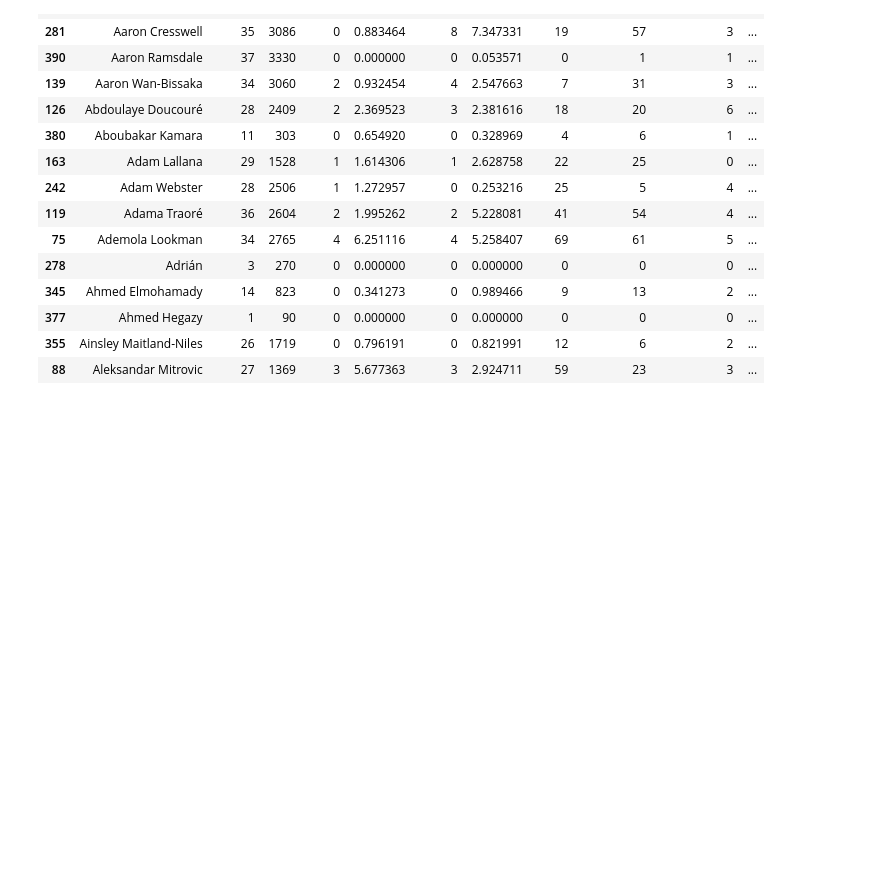
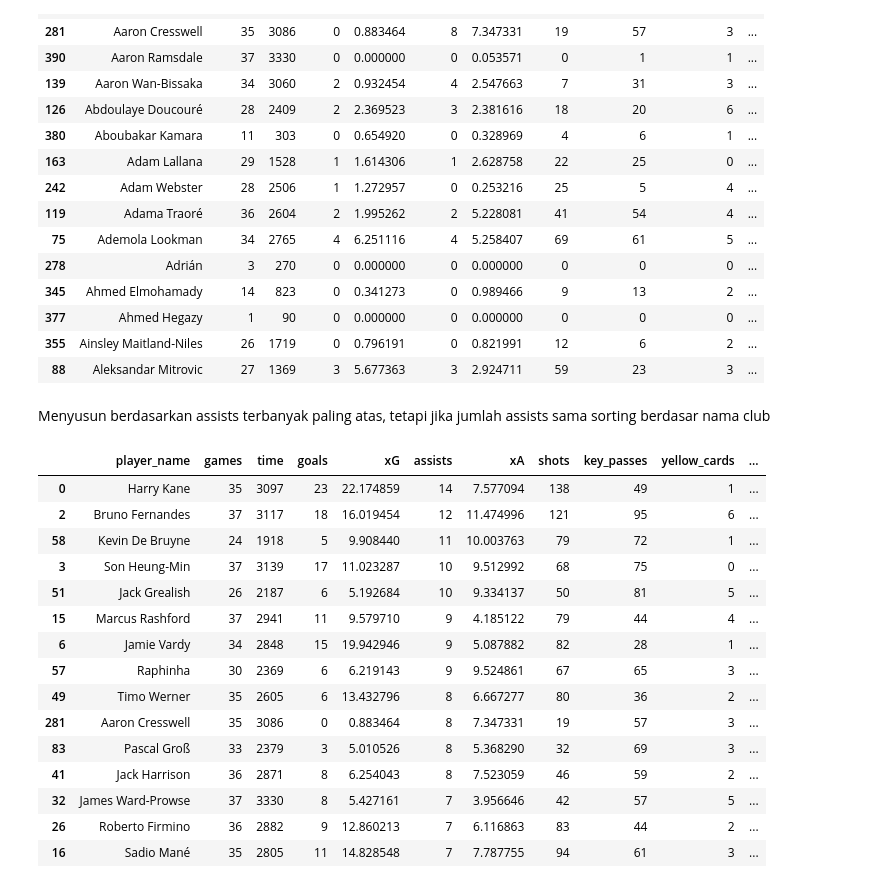
Before and after one commit to noviawahyu/Metodologi-Data-Science, a Jupyter notebook: Pertemuan 5/Data_Gathering.ipynb, the cells around one changed output. Drawn from its saved outputs; the diff is of its cells as text; code cells hidden in the pictures; blank space fills up the shorter version.

```diff
--- a/Pertemuan 5/Data_Gathering.ipynb
+++ b/Pertemuan 5/Data_Gathering.ipynb
@@ -183,3 +207,25 @@ df_rapi.head(15)
 | 377 | Ahmed Hegazy | 1 | 90 | 0 | 0.000000 | 0 | 0.000000 | 0 | 0 | 0 | ... |
 | 355 | Ainsley Maitland-Niles | 26 | 1719 | 0 | 0.796191 | 0 | 0.821991 | 12 | 6 | 2 | ... |
 | 88 | Aleksandar Mitrovic | 27 | 1369 | 3 | 5.677363 | 3 | 2.924711 | 59 | 23 | 3 | ... |
+# %% [markdown]
+Menyusun berdasarkan assists terbanyak paling atas, tetapi jika jumlah assists sama sorting berdasar nama club
+# %%
+df_rapi = df_tanpaid.sort_values(by="assists", ascending=False)
+df_rapi.head(15)
+# %% [output]
+|  | player_name | games | time | goals | xG | assists | xA | shots | key_passes | yellow_cards | ... |
+| 0 | Harry Kane | 35 | 3097 | 23 | 22.174859 | 14 | 7.577094 | 138 | 49 | 1 | ... |
+| 2 | Bruno Fernandes | 37 | 3117 | 18 | 16.019454 | 12 | 11.474996 | 121 | 95 | 6 | ... |
+| 58 | Kevin De Bruyne | 24 | 1918 | 5 | 9.908440 | 11 | 10.003763 | 79 | 72 | 1 | ... |
+| 3 | Son Heung-Min | 37 | 3139 | 17 | 11.023287 | 10 | 9.512992 | 68 | 75 | 0 | ... |
+| 51 | Jack Grealish | 26 | 2187 | 6 | 5.192684 | 10 | 9.334137 | 50 | 81 | 5 | ... |
+| 15 | Marcus Rashford | 37 | 2941 | 11 | 9.579710 | 9 | 4.185122 | 79 | 44 | 4 | ... |
+| 6 | Jamie Vardy | 34 | 2848 | 15 | 19.942946 | 9 | 5.087882 | 82 | 28 | 1 | ... |
+| 57 | Raphinha | 30 | 2369 | 6 | 6.219143 | 9 | 9.524861 | 67 | 65 | 3 | ... |
+| 49 | Timo Werner | 35 | 2605 | 6 | 13.432796 | 8 | 6.667277 | 80 | 36 | 2 | ... |
+| 281 | Aaron Cresswell | 35 | 3086 | 0 | 0.883464 | 8 | 7.347331 | 19 | 57 | 3 | ... |
+| 83 | Pascal Groß | 33 | 2379 | 3 | 5.010526 | 8 | 5.368290 | 32 | 69 | 3 | ... |
+| 41 | Jack Harrison | 36 | 2871 | 8 | 6.254043 | 8 | 7.523059 | 46 | 59 | 2 | ... |
+| 32 | James Ward-Prowse | 37 | 3330 | 8 | 5.427161 | 7 | 3.956646 | 42 | 57 | 5 | ... |
+| 26 | Roberto Firmino | 36 | 2882 | 9 | 12.860213 | 7 | 6.116863 | 83 | 44 | 2 | ... |
+| 16 | Sadio Mané | 35 | 2805 | 11 | 14.828548 | 7 | 7.787755 | 94 | 61 | 3 | ... |
```
Also changed, not shown: parts of 21 cells of this notebook.
